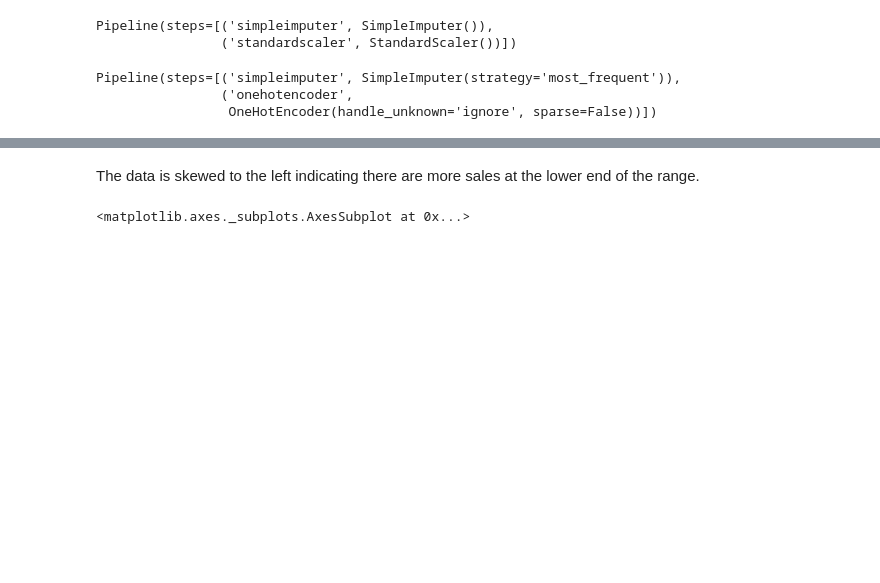
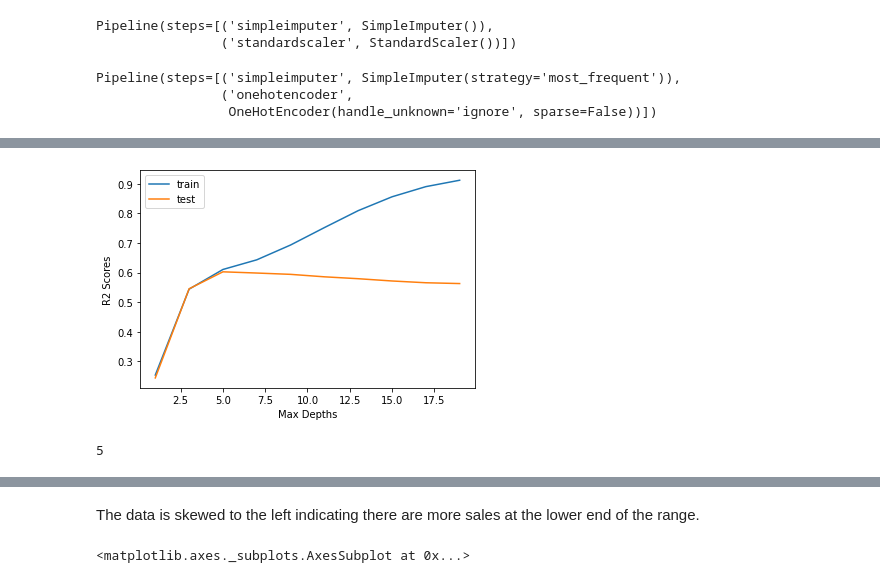
Before and after one commit to JPeebles-DataScientist/Project1_Core, a Jupyter notebook: Project1_Core.ipynb, the cells around one changed output, grey strips where cells are left out. Saved outputs shown, nothing was run; the diff lists cells and outputs as text; code cells hidden in the pictures; blank space fills up the shorter version.

```diff
--- a/Project1_Core.ipynb
+++ b/Project1_Core.ipynb
@@ -206,0 +519,30 @@ ValueError: ignored
+# %%
+#create a range of max_depth values
+depths = range(1, 20, 2)
+
+#create a dataframe to store train and test scores.
+scores = pd.DataFrame(columns=['Train', 'Test'], index=depths)
+
+#loop over the values in depths
+for n in depths:
+  #Trying depth. Printing depth = n
+  #fit a new model with max_depth=n
+  tree = RandomForestRegressor(max_depth=n, random_state=42)
+
+  #put the model into a pipeline
+  tree_pipe = make_pipeline(transformer, tree)
+
+  #fit the model
+  tree_pipe.fit(X_train, y_train)
+
+  #create prediction arrays
+  train_pred = tree_pipe.predict(X_train)
+  test_pred = tree_pipe.predict(X_test)
+
+  #evaluate the model using R2 Score
+  train_r2score = r2_score(y_train, train_pred)
+  test_r2score = r2_score(y_test, test_pred)
+
+  #store the scores in the scores dataframe
+  scores.loc[n, 'Train'] = train_r2score
+  scores.loc[n, 'Test'] = test_r2score
@@ -206,0 +563,16 @@ ValueError: ignored
+# %%
+#plot the scores to visually determine the best max_depth
+plt.plot(depths, scores['Train'], label = 'train')
+plt.plot(depths, scores['Test'], label = 'test')
+plt.ylabel('R2 Scores')
+plt.xlabel('Max Depths')
+plt.legend()
+plt.show()
+# %% [output]
+[figure, added]
+# %%
+#sort the dataframe by test scores and save the index max_depth of the best score
+best_depth = scores.sort_values(by='Test', ascending=False).index[0]
+best_depth
+# %% [output]
+5
```
Also changed, not shown: parts of 45 cells of this notebook.
